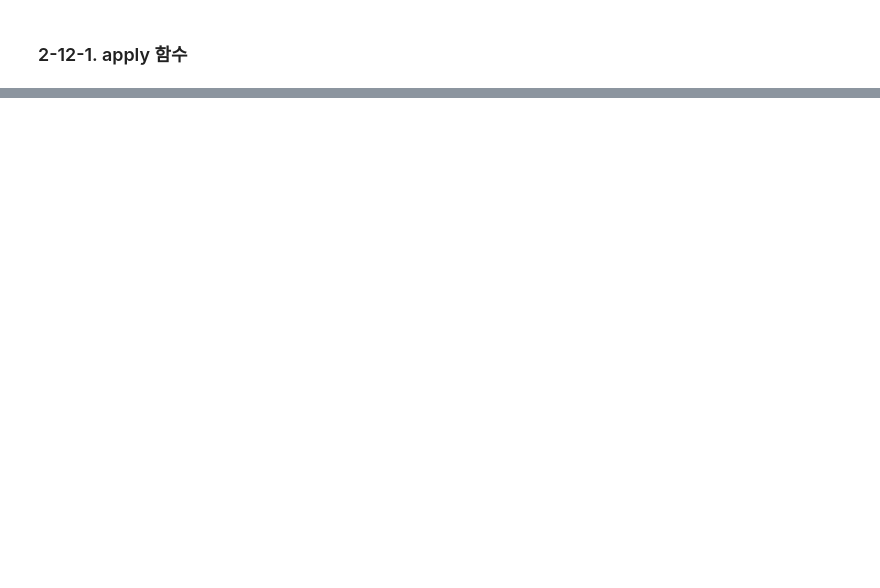
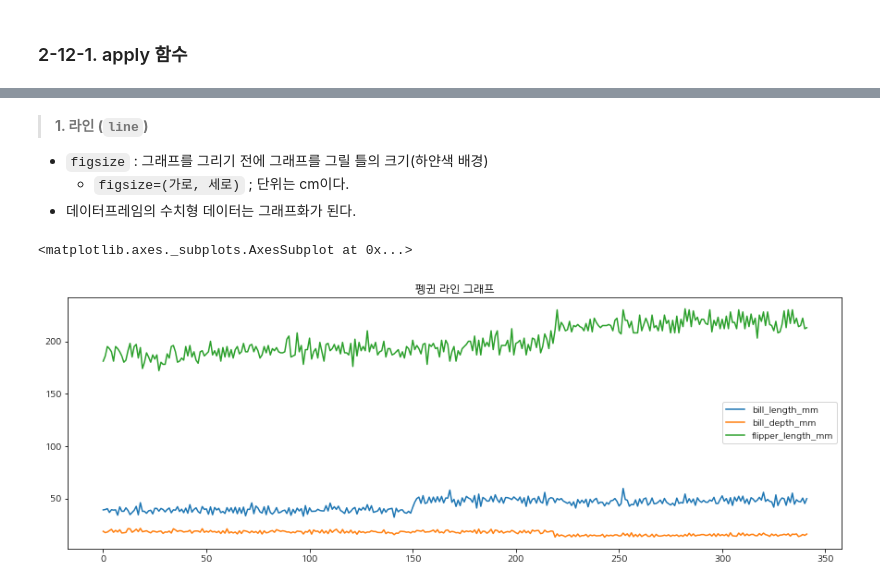
Before and after one commit to Chashoo414/Data_Analysis_Study, a Jupyter notebook: Part2/Part2_Summary_2-4.ipynb, the cells around one changed output, grey strips where cells are left out. Cells and saved outputs as stored; diff of their text form; code cells hidden in the pictures; blank space fills up the shorter version.

```diff
--- a/Part2/Part2_Summary_2-4.ipynb
+++ b/Part2/Part2_Summary_2-4.ipynb
@@ -480,0 +618,23 @@ df
+# %%
+# 라이브러리 임포트
+import pandas as pd
+import numpy as np
+import matplotlib.pylab as plt
+import matplotlib.font_manager as fm
+import matplotlib as mpl
+import numpy as np
+import seaborn as sns
+
+# 폰트 설정
+path = '/usr/share/fonts/truetype/nanum/NanumGothic.ttf' # 나눔 고딕
+font_name = fm.FontProperties(fname=path, size=20).get_name() # 기본 폰트 사이즈 : 20
+plt.rc('font', family=font_name)
+fm._rebuild()
+mpl.rcParams['axes.unicode_minus'] = False
+%matplotlib inline
+# %%
+# 실습 파일 로딩 (펭귄, 타이타닉)
+df1 = sns.load_dataset("penguins")
+df1 = df1[['species', 'island', 'bill_length_mm', 'bill_depth_mm', 'flipper_length_mm']]
+df1 = df1.dropna().reset_index(drop=True)
+df2 = sns.load_dataset("titanic")
@@ -480,0 +682,11 @@ df
+# %% [markdown]
+> **1. 라인 (`line`)**
+
+- `figsize` : 그래프를 그리기 전에 그래프를 그릴 틀의 크기(하얀색 배경)
+    - `figsize=(가로, 세로)` ; 단위는 cm이다.
+- 데이터프레임의 수치형 데이터는 그래프화가 된다.
+# %%
+df1.plot(kind='line', figsize=(15,5), title='펭귄 라인 그래프')
+# %% [output]
+<matplotlib.axes._subplots.AxesSubplot at 0x...>
+[figure, added]
```
Also changed, not shown: parts of 46 cells of this notebook.
